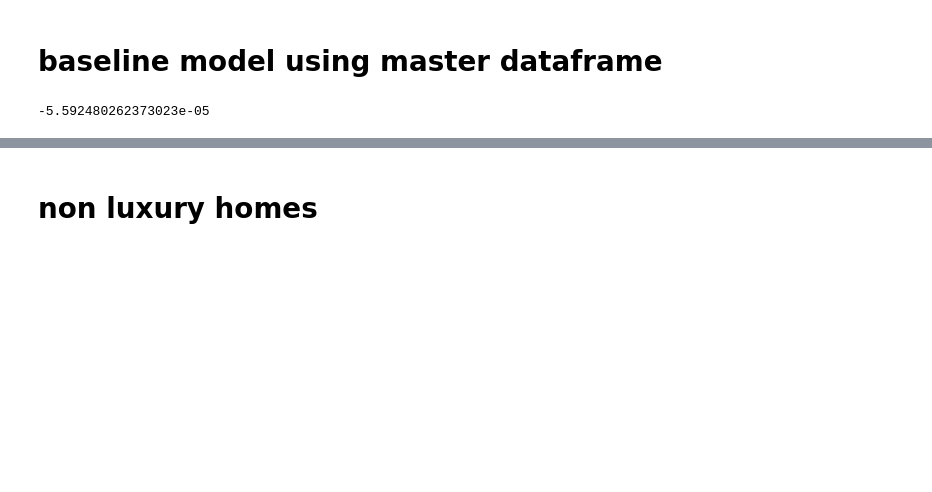
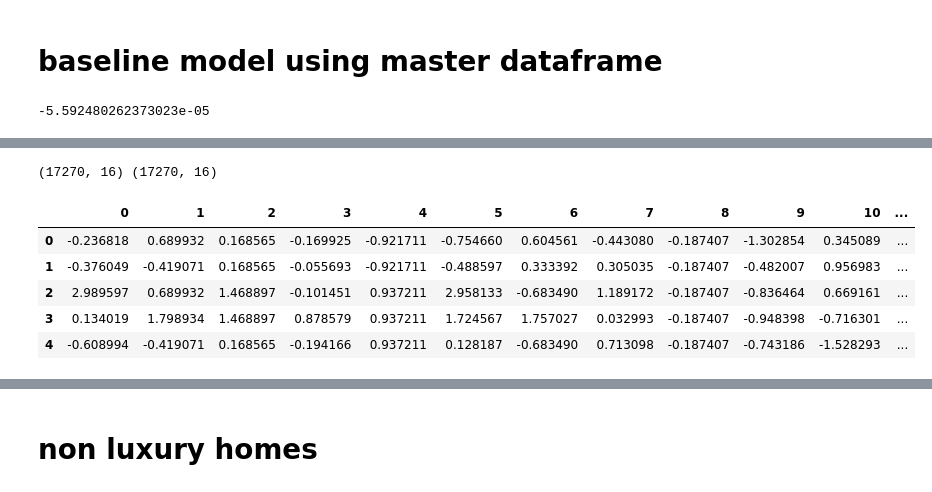
Before and after one commit to Sombrero7/project2, a Jupyter notebook: data_preprocessing-noble.ipynb, the cells around one changed output, grey strips where cells are left out. Cells and saved outputs as stored; diff of their text form; code cells hidden in the pictures; blank space fills up the shorter version.

```diff
--- a/data_preprocessing-noble.ipynb
+++ b/data_preprocessing-noble.ipynb
@@ -501,0 +527,29 @@ Notes:
+# %%
+copy_df = master_df
+# %%
+scaler = StandardScaler()
+
+X = copy_df.drop(columns=['sqft_living'])
+y = copy_df['sqft_living']
+X_train, X_test, y_train, y_test = train_test_split(X, y, test_size=0.2, random_state=69)
+
+X_train_num = X_train.select_dtypes([float, int])
+X_train_opp = X_train.select_dtypes(object)
+
+X_train_scaled = pd.DataFrame(scaler.fit_transform(X_train_num))
+
+print(X_train_num.shape, X_train_scaled.shape)
+
+pd.concat([X_train_scaled, X_train_opp], axis=1)
+
+X_train_opp.isna().sum()
+
+X_train_scaled.head()
+# %% [output]
+(17270, 16) (17270, 16)
+|  | 0 | 1 | 2 | 3 | 4 | 5 | 6 | 7 | 8 | 9 | 10 | ... |
+| 0 | -0.236818 | 0.689932 | 0.168565 | -0.169925 | -0.921711 | -0.754660 | 0.604561 | -0.443080 | -0.187407 | -1.302854 | 0.345089 | ... |
+| 1 | -0.376049 | -0.419071 | 0.168565 | -0.055693 | -0.921711 | -0.488597 | 0.333392 | 0.305035 | -0.187407 | -0.482007 | 0.956983 | ... |
+| 2 | 2.989597 | 0.689932 | 1.468897 | -0.101451 | 0.937211 | 2.958133 | -0.683490 | 1.189172 | -0.187407 | -0.836464 | 0.669161 | ... |
+| 3 | 0.134019 | 1.798934 | 1.468897 | 0.878579 | 0.937211 | 1.724567 | 1.757027 | 0.032993 | -0.187407 | -0.948398 | -0.716301 | ... |
+| 4 | -0.608994 | -0.419071 | 0.168565 | -0.194166 | 0.937211 | 0.128187 | -0.683490 | 0.713098 | -0.187407 | -0.743186 | -1.528293 | ... |
```
Also changed, not shown: parts of 20 cells of this notebook.
